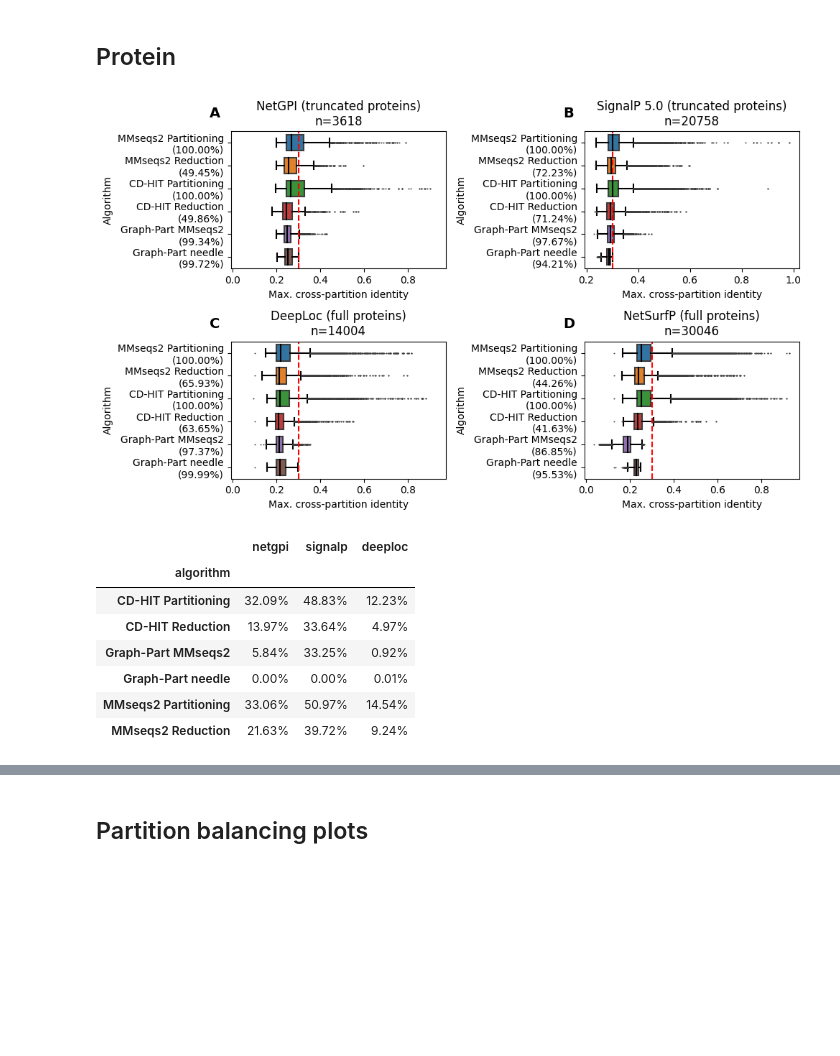
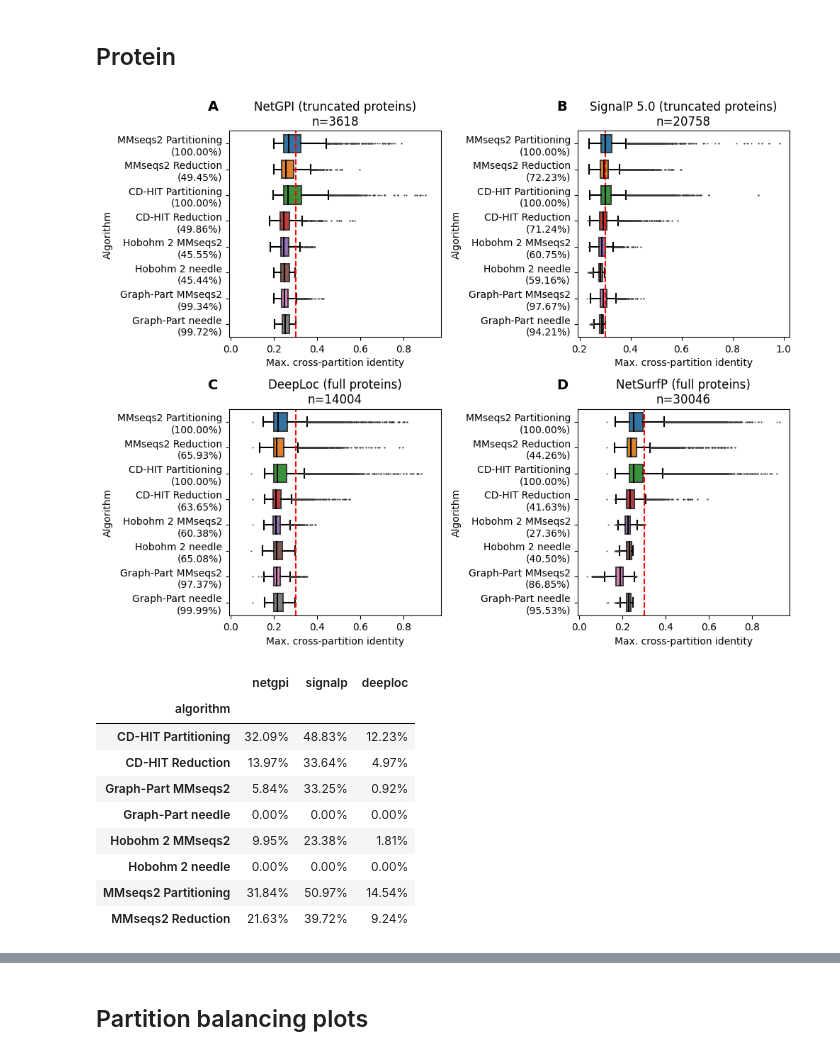
Before and after one commit to graph-part/graph-part, a Jupyter notebook: benchmarking/figures.ipynb, the cells around one changed output, grey strips where cells are left out. Drawn from its saved outputs; the diff is of its cells as text; code cells hidden in the pictures; blank space fills up the shorter version.

Commit message:
hobohm benchmark done

```diff
--- a/benchmarking/figures.ipynb
+++ b/benchmarking/figures.ipynb
@@ -97,8 +97,11 @@ def get_data_as_df(prefix, base_path='results/'):
              'MMseqs2 Reduction': f'{base_path}/{prefix}_reduction_mmseqs2_cmode0_qc.csv',
              'CD-HIT Partitioning': f'{base_path}/{prefix}_partition_cd_hit_qc.csv',
              'CD-HIT Reduction': f'{base_path}/{prefix}_reduction_cd_hit_qc.csv',
+             'Hobohm 2 MMseqs2': f'{base_path}/{prefix}_reduction_hobohm2_mmseqs2_qc.csv',
+             'Hobohm 2 needle': f'{base_path}/{prefix}_reduction_hobohm2_qc.csv',
              'Graph-Part MMseqs2': f'{base_path}/{prefix}_partition_graphpart_mmseqs2_qc.csv',
              'Graph-Part needle': f'{base_path}/{prefix}_partition_graphpart_needle_qc.csv',
+
     }
 
     dfs = []
@@ -122,7 +125,7 @@ PROPS = {
     'width':0.7,
 }
 # %%
-fig = plt.figure(figsize=(10,6))
+fig = plt.figure(figsize=(10,8))
 
 with sns.axes_style(None):
     plt.subplot(2,2,1)
@@ -155,34 +158,34 @@ with sns.axes_style(None):
     df = get_data_as_df('deeploc')
     ax = sns.boxplot(data=df, y='algorithm', x='value', **PROPS)
     total = df.loc[df['algorithm'] == 'CD-HIT Partitioning'].shape[0]
     add_counts_to_seaborn_plot(ax, df, total=total)
     plt.axvline(0.3, linestyle='--', color='red')
     plt.title(f'DeepLoc (full proteins)\nn={total}')
     plt.xlabel('Max. cross-partition identity')
     plt.ylabel('Algorithm')
 
     ax.text(-0.1, 1.1, 'C', transform=ax.transAxes,
             size=14, weight='bold')
 
 
     plt.subplot(2,2,4, sharex=ax1)
     df = get_data_as_df('netsurfp')
     ax = sns.boxplot(data=df, y='algorithm', x='value', **PROPS)
     total = df.loc[df['algorithm'] == 'CD-HIT Partitioning'].shape[0]
     add_counts_to_seaborn_plot(ax, df, total=total)
     plt.axvline(0.3, linestyle='--', color='red')
     plt.title(f'NetSurfP (full proteins)\nn={total}')
     plt.xlabel('Max. cross-partition identity')
     plt.ylabel('Algorithm')
 
     ax.text(-0.1, 1.1, 'D', transform=ax.transAxes,
             size=14, weight='bold')
 
     plt.tight_layout()
     plt.savefig('figure_2.png', dpi=1200)
     plt.savefig('figure_2.svg')
 # %% [output]
-[figure, old version]
+[figure, new version]
 # %%
 threshold = 0.3
 overlap = {}
@@ -200,7 +203,9 @@ pd.DataFrame.from_dict(overlap).style.format('{:.2%}')
 | CD-HIT Partitioning | 32.09% | 48.83% | 12.23% |
 | CD-HIT Reduction | 13.97% | 33.64% | 4.97% |
 | Graph-Part MMseqs2 | 5.84% | 33.25% | 0.92% |
-| Graph-Part needle | 0.00% | 0.00% | 0.01% |
-| MMseqs2 Partitioning | 33.06% | 50.97% | 14.54% |
+| Graph-Part needle | 0.00% | 0.00% | 0.00% |
+| Hobohm 2 MMseqs2 | 9.95% | 23.38% | 1.81% |
+| Hobohm 2 needle | 0.00% | 0.00% | 0.00% |
+| MMseqs2 Partitioning | 31.84% | 50.97% | 14.54% |
 | MMseqs2 Reduction | 21.63% | 39.72% | 9.24% |
 # %%
```
Also changed, not shown: parts of 2 cells of this notebook, 3 other files.
